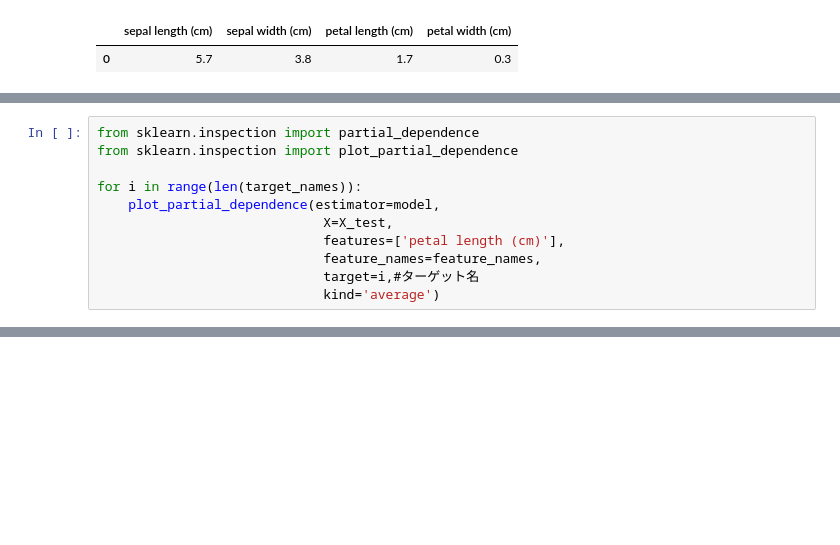
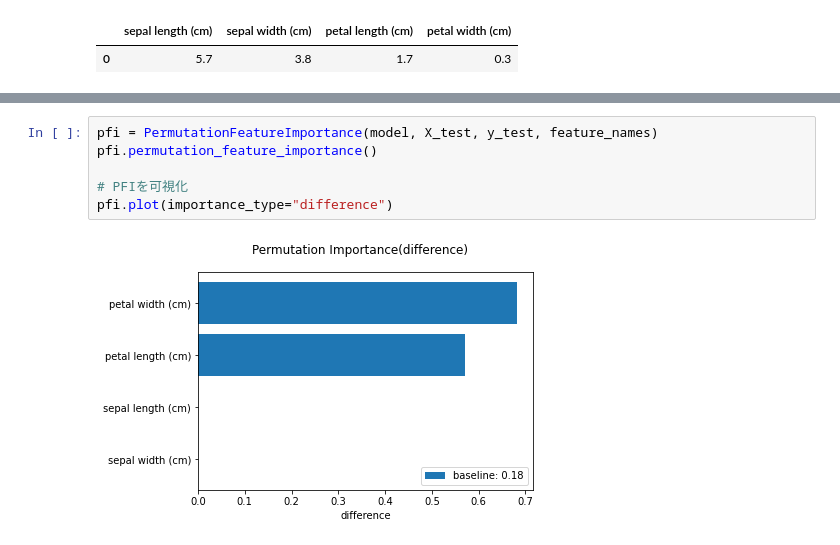
Before and after one commit to naonaorange/xai_samples, a Jupyter notebook: pfi_categorize_iris.ipynb, the cells around one changed output, grey strips where cells are left out. Drawn from its saved outputs; the diff is of its cells as text; blank space fills up the shorter version.

```diff
--- a/pfi_categorize_iris.ipynb
+++ b/pfi_categorize_iris.ipynb
@@ -108,14 +104,3 @@ plt.bar(pfi_df['feature_names'],
 # %% [output]
 <BarContainer object of 4 artists>
 [figure]
-# %%
-from sklearn.inspection import partial_dependence
-from sklearn.inspection import plot_partial_dependence
-
-for i in range(len(target_names)):
-    plot_partial_dependence(estimator=model,
-                             X=X_test,
-                             features=['petal length (cm)'],
-                             feature_names=feature_names,
-                             target=i,#ターゲット名
-                             kind='average')
@@ -139,0 +215,8 @@ np.where(target_names[0])
+# %%
+pfi = PermutationFeatureImportance(model, X_test, y_test, feature_names)
+pfi.permutation_feature_importance()
+
+# PFIを可視化
+pfi.plot(importance_type="difference")
+# %% [output]
+[figure, added]
```
Also changed, not shown: parts of 17 cells of this notebook, 1 other file.
